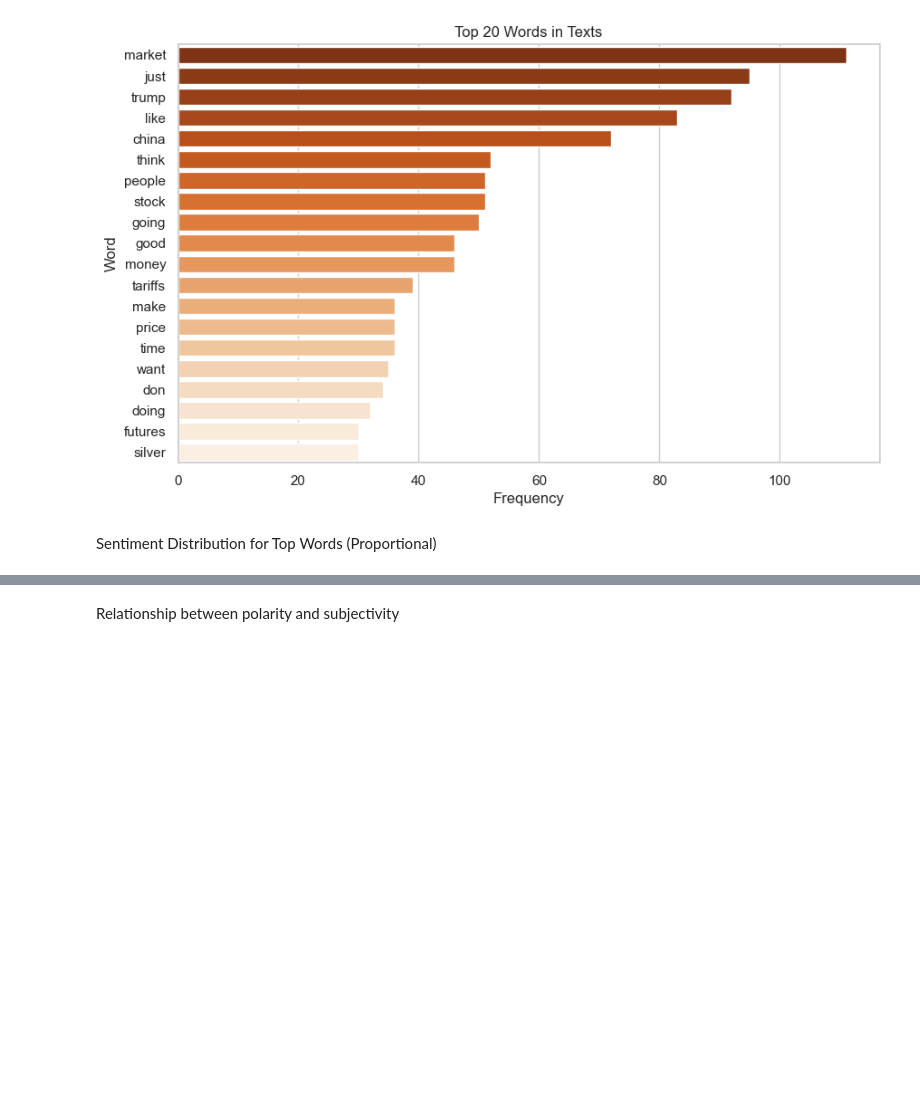
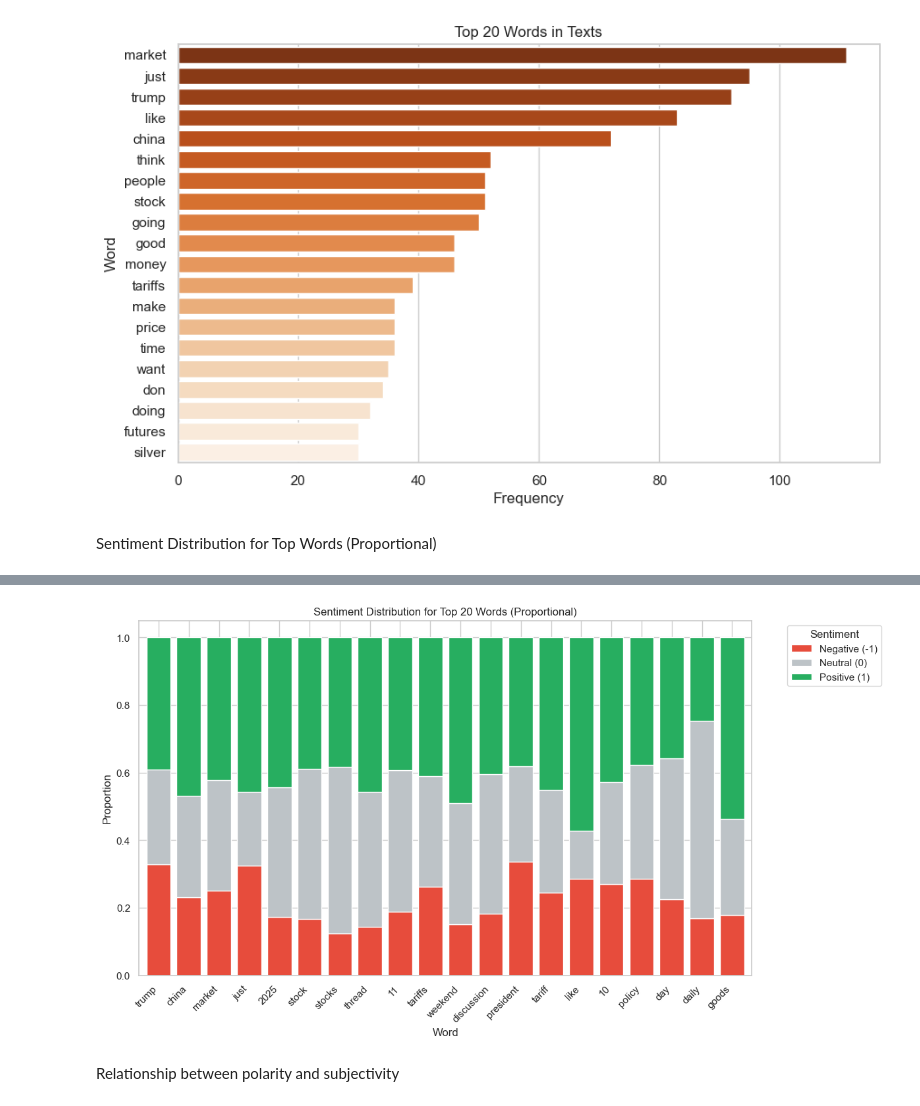
Before and after one commit to ChaoWei-Hsu/DM2025-Lab1-Exercise, a Jupyter notebook: DM2025-Lab1-Homework.ipynb, the cells around one changed output, grey strips where cells are left out. Cells and saved outputs as stored; diff of their text form; code cells hidden in the pictures; blank space fills up the shorter version.

```diff
--- a/DM2025-Lab1-Homework.ipynb
+++ b/DM2025-Lab1-Homework.ipynb
@@ -492,3 +449,78 @@ plt.show()
+# %%
+import matplotlib.pyplot as plt
+import pandas as pd
+from sklearn.feature_extraction.text import CountVectorizer
+
+# --- START: Code to fix the NameError ---
+
+# 1. Create a single 'full_text' column to analyze all text data together.
+df['full_text'] = df['title'].astype(str) + ' ' + df['text'].astype(str)
+
+# 2. Find the top words from the combined 'full_text' column.
+vectorizer_full = CountVectorizer(stop_words='english', max_features=500)
+X_full_counts = vectorizer_full.fit_transform(df['full_text'])
+
+# Sum the word counts across all documents.
+full_word_freq = dict(zip(vectorizer_full.get_feature_names_out(), X_full_counts.sum(axis=0).A1))
+
+# Get the top 20 most frequent words.
+top_words = sorted(full_word_freq.items(), key=lambda x: x[1], reverse=True)[:20]
+
+# 3. Create the 'top_words_df' DataFrame. This directly resolves the NameError.
+top_words_df = pd.DataFrame(top_words, columns=['Word', 'Count'])
+
+# --- END: New code section ---
+
+
+# Your original plotting code can now run without errors.
+# Convert the 'Word' column to a list.
+top_words_list = top_words_df['Word'].tolist()
+
+# Calculate the sentiment distribution for each of the top words.
+word_sentiment_counts = {}
+for word in top_words_list:
+    # Check for the word's presence in the 'full_text' column.
+    word_sentiment_counts[word] = df[df['full_text'].str.contains(word, case=False, na=False)]['sentiment'].value_counts().to_dict()
+
+# Convert the results into a DataFrame, filling any missing values with 0.
+word_sentiment_df = pd.DataFrame(word_sentiment_counts).fillna(0)
+
+# Ensure the sentiment rows [-1, 0, 1] exist and are in the correct order.
+for s in [-1.0, 0.0, 1.0]:
+    if s not in word_sentiment_df.index:
+        word_sentiment_df.loc[s] = 0
+word_sentiment_df = word_sentiment_df.loc[[-1.0, 0.0, 1.0]]
+
+# Convert raw counts to proportions for the stacked bar chart.
+word_sentiment_df = word_sentiment_df.div(word_sentiment_df.sum(axis=0), axis=1)
+
+# Define custom colors for the sentiment categories.
+colors = ['#E74C3C', '#BDC3C7', '#27AE60']  # Red, Gray, Green
+
+# Create the figure and axes for the plot.
+fig, ax = plt.subplots(figsize=(12, 7))
+
+# Plot the stacked bar chart.
+word_sentiment_df.T.plot(
+    kind='bar',
+    stacked=True,
+    color=colors,
+    width=0.8,
+    ax=ax
+)
+
+# Set plot titles and labels for clarity.
+plt.title("Sentiment Distribution for Top 20 Words (Proportional)")
+plt.xlabel("Word")
+plt.ylabel("Proportion")
+plt.xticks(rotation=45, ha='right') # Rotate labels for better readability.
+plt.legend(title='Sentiment', labels=['Negative (-1)', 'Neutral (0)', 'Positive (1)'],
+           bbox_to_anchor=(1.05, 1), loc='upper left')
+
+# The plt.tight_layout() function has been removed as requested.
+plt.show()
+# %% [output]
+[figure, added]
 # %% [markdown]
 Relationship between polarity and subjectivity
 # %%
```
Also changed, not shown: parts of 17 cells of this notebook, 1 other file.
